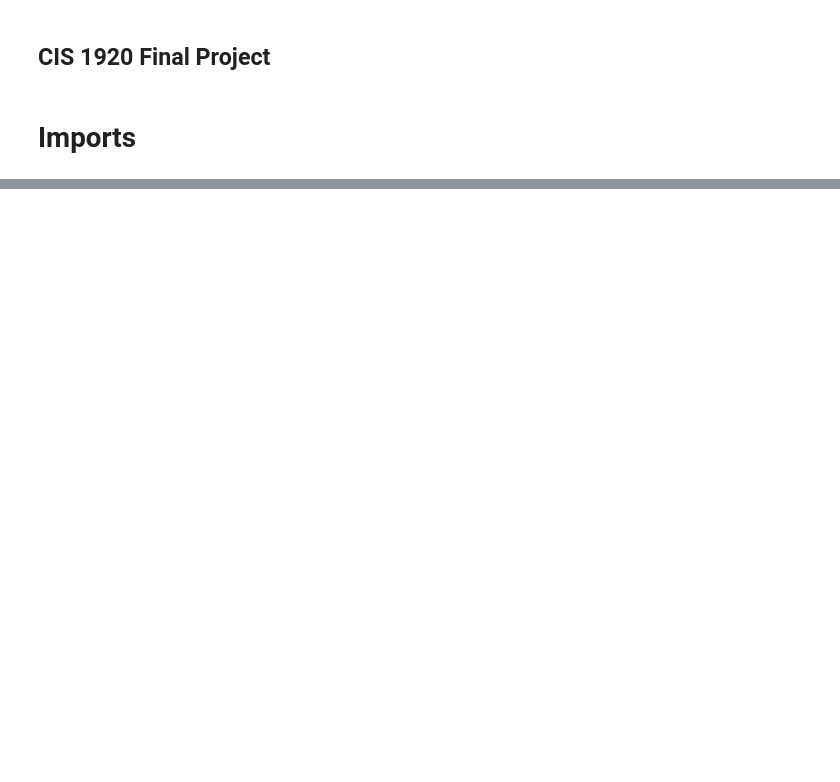
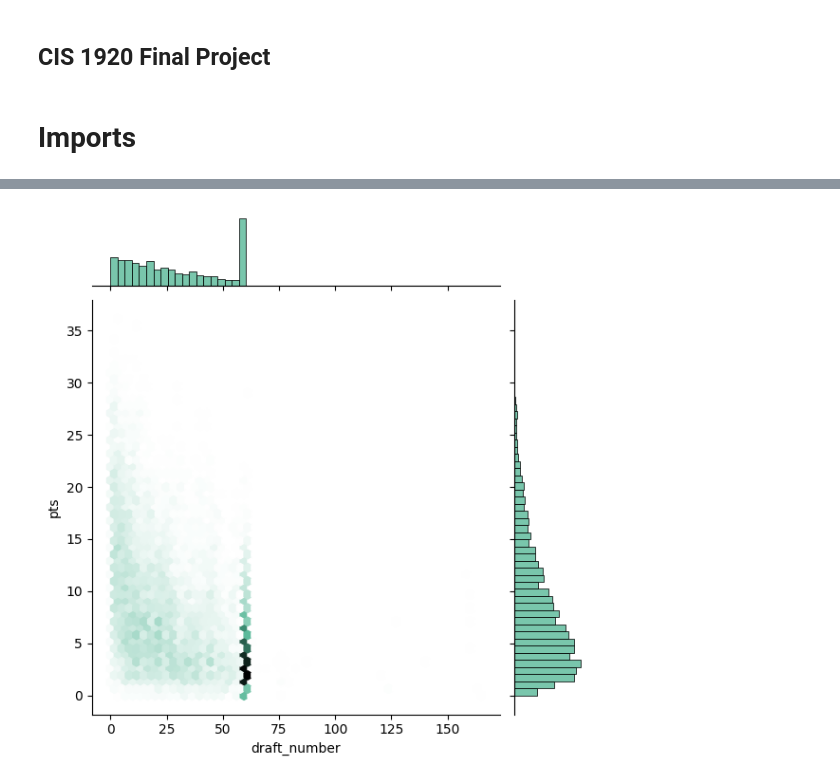
Before and after one commit to tonyjan02/idealnba, a Jupyter notebook: cis1920final.ipynb, the cells around one changed output, grey strips where cells are left out. Saved outputs shown, nothing was run; the diff lists cells and outputs as text; code cells hidden in the pictures; blank space fills up the shorter version.

```diff
--- a/cis1920final.ipynb
+++ b/cis1920final.ipynb
@@ -40,0 +245,5 @@ drive.mount('/content/drive')
+# %%
+# graphing draft number vs. points
+draft_points_plot = sns.jointplot(x=players_cleaned_df.data["draft_number"], y=players_cleaned_df.data["pts"], kind="hex", color="#4CB391")
+# %% [output]
+[figure, added]
```
Also changed, not shown: parts of 28 cells of this notebook.
